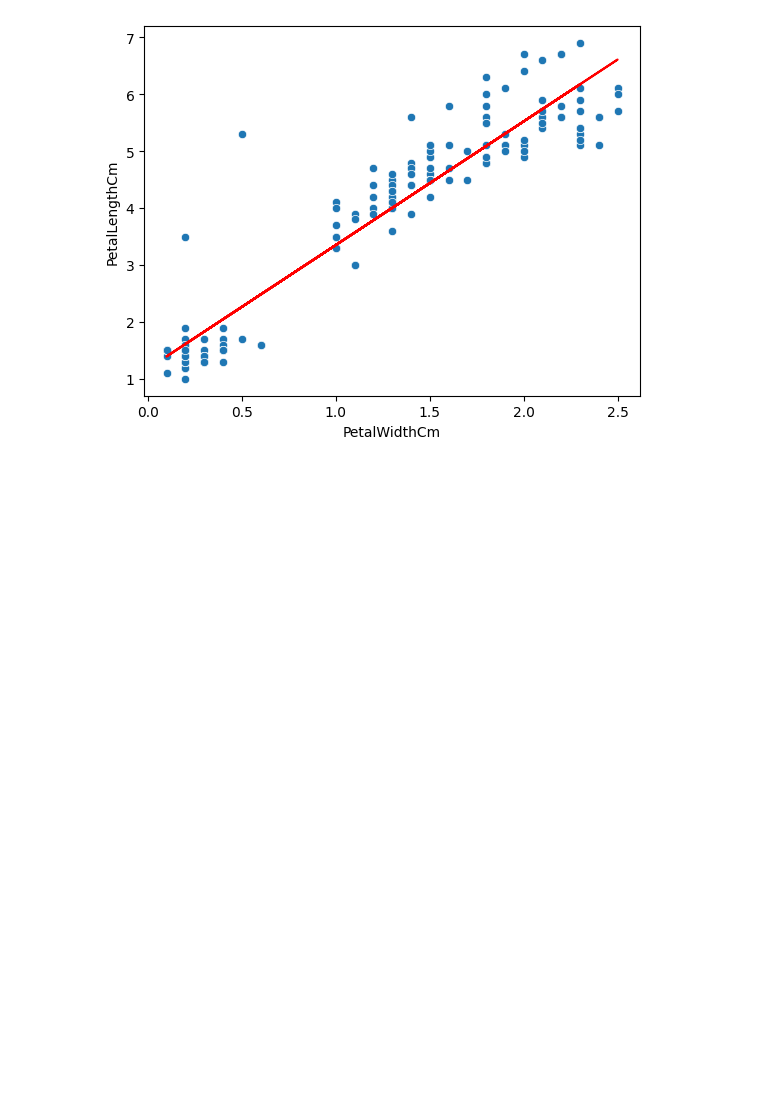
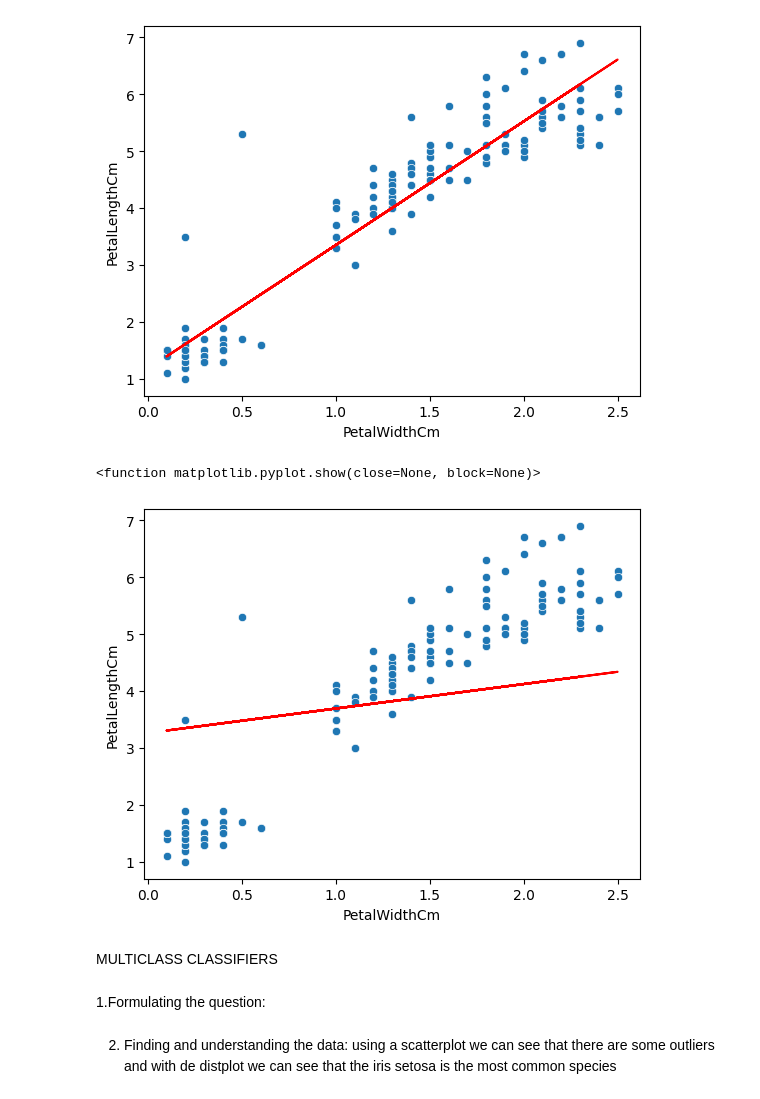
Before and after one commit to JoeyPoel/Minor-Artifical-Intelligence, a Jupyter notebook: machinelearning/Les 2/iris_with_outliers_week2.ipynb, the cells around one changed output. Cells and saved outputs as stored; diff of their text form; code cells hidden in the pictures; blank space fills up the shorter version.

```diff
--- a/machinelearning/Les 2/iris_with_outliers_week2.ipynb
+++ b/machinelearning/Les 2/iris_with_outliers_week2.ipynb
@@ -350,4 +371,7 @@ X_train, X_test, y_train, y_test = train_test_split(X, y, test_size=0.2, random_
 # %%
 linreg = LinearRegression()
 linreg.fit(X_train, y_train)
+
+Lasso = Lasso()
+Lasso.fit(X_train, y_train)
 # %% [output]
@@ -377,0 +381,33 @@ print(y_pred)
+# %%
+param_grid_linreg = {
+  'fit_intercept': [True, False],
+    'copy_X': [True, False]
+}
+
+# Lasso Regression parameter grid
+param_grid_lasso = {
+    'alpha': [0.01, 0.1, 1.0, 10.0],
+    'fit_intercept': [True, False],
+}
+
+param_grid = [
+    param_grid_linreg,
+    param_grid_lasso
+]
+models = [
+    linreg,
+    Lasso,
+]
+i = 0
+for model in models:
+    grid_search = GridSearchCV(estimator=model, param_grid=param_grid[i], cv=5, scoring='accuracy')
+    grid_search.fit(X_train, y_train)
+    cv_scores = cross_val_score(model, X_train, y_train, cv=5, scoring='accuracy')
+    # Print the best parameters and the corresponding accuracy score for each model
+    print(f"Best parameters for {type(model).__name__}: {grid_search.best_params_}")
+    print(f"Best accuracy score for {type(model).__name__}: {grid_search.best_score_}\n")
+    print(cv_scores)
+    i += 1
+y_pred = linreg.predict(X_test)
+
+y_predLasso = Lasso.predict(X_test)
@@ -382,3 +481,14 @@ plt.show
 # %% [output]
 <function matplotlib.pyplot.show(close=None, block=None)>
 [figure]
+# %%
+sns.scatterplot(x=train['PetalWidthCm'], y=train['PetalLengthCm'])
+plt.plot(X_test, y_predLasso, color='red')
+plt.show
+# %% [output]
+<function matplotlib.pyplot.show(close=None, block=None)>
+[figure, added]
+# %% [markdown]
+MULTICLASS CLASSIFIERS
+# %% [markdown]
+1.Formulating the question:
@@ -384,0 +497,3 @@ plt.show
+# %% [markdown]
+2. Finding and understanding the data:
+using a scatterplot we can see that there are some outliers and with de distplot we can see that the iris setosa is the most common species
```
Also changed, not shown: parts of 17 cells of this notebook, 1 other file.
